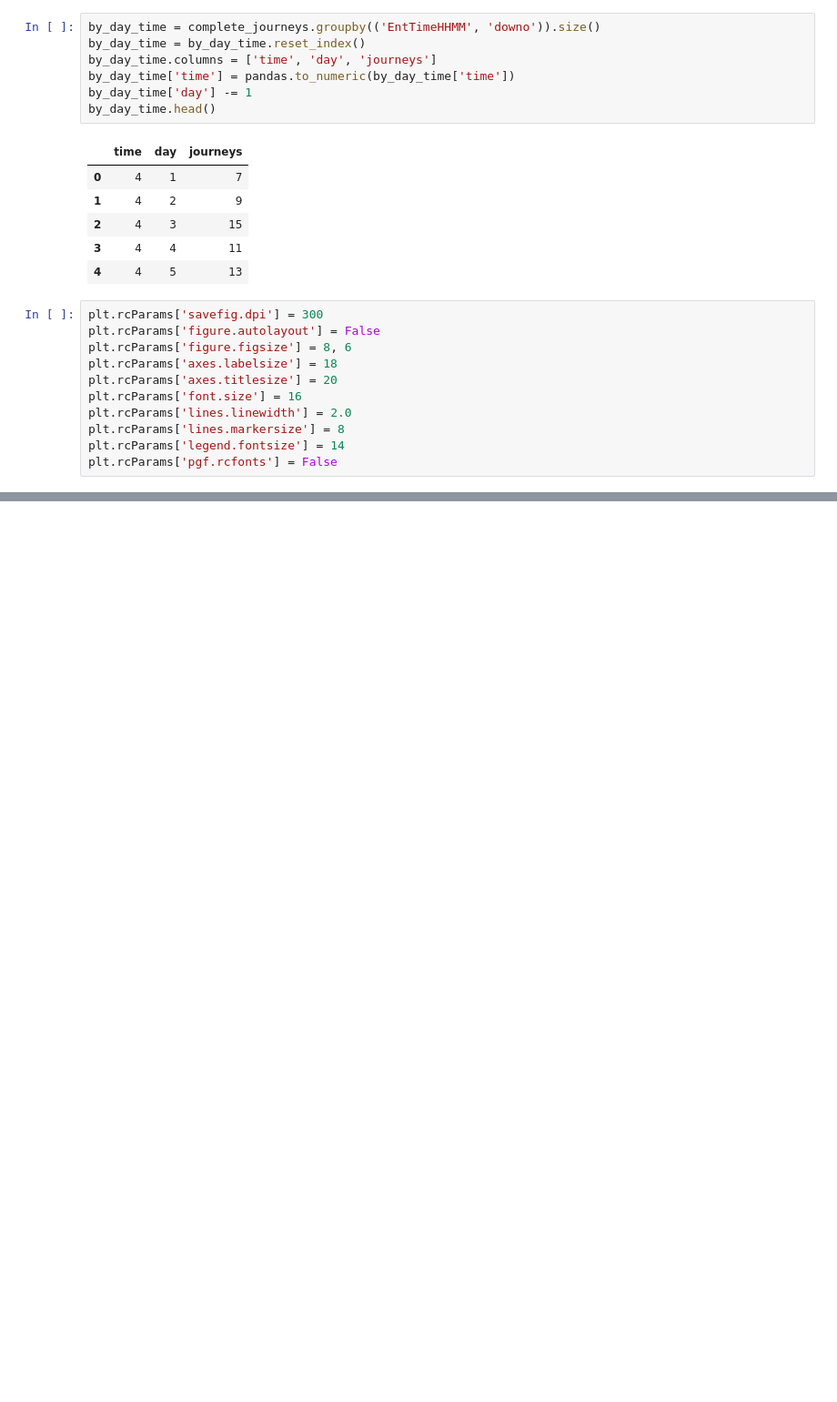
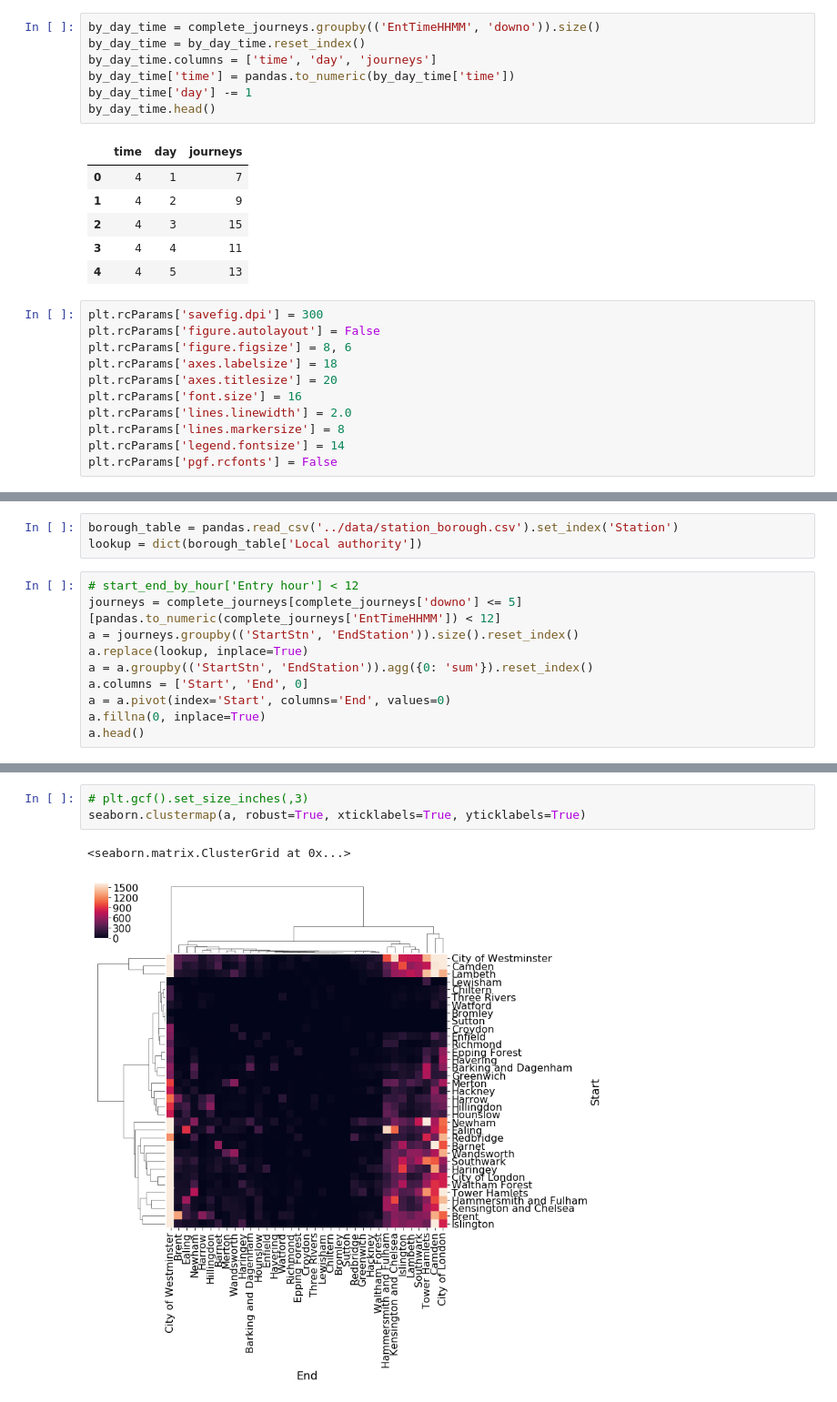
Before and after one commit to joshuablake/Temporal-metapop-epidemic-London-, a Jupyter notebook: src/TFL data.ipynb, the cells around one changed output, grey strips where cells are left out. Shown: that part at 91% size. Saved outputs shown, nothing was run; the diff lists cells and outputs as text; blank space fills up the shorter version.

Commit message:
More analysis on movement data

```diff
--- a/src/TFL data.ipynb
+++ b/src/TFL data.ipynb
@@ -222,0 +218,13 @@ plt.savefig('../../diss/journeyTime.pgf')
+# %%
+borough_table = pandas.read_csv('../data/station_borough.csv').set_index('Station')
+lookup = dict(borough_table['Local authority'])
+# %%
+# start_end_by_hour['Entry hour'] < 12
+journeys = complete_journeys[complete_journeys['downo'] <= 5][pandas.to_numeric(complete_journeys['EntTimeHHMM']) < 12]
+a = journeys.groupby(('StartStn', 'EndStation')).size().reset_index()
+a.replace(lookup, inplace=True)
+a = a.groupby(('StartStn', 'EndStation')).agg({0: 'sum'}).reset_index()
+a.columns = ['Start', 'End', 0]
+a = a.pivot(index='Start', columns='End', values=0)
+a.fillna(0, inplace=True)
+a.head()
@@ -222,0 +240,6 @@ plt.savefig('../../diss/journeyTime.pgf')
+# %%
+# plt.gcf().set_size_inches(,3)
+seaborn.clustermap(a, robust=True, xticklabels=True, yticklabels=True)
+# %% [output]
+<seaborn.matrix.ClusterGrid at 0x...>
+[figure, added]
```
Also changed, not shown: parts of 8 cells of this notebook.
